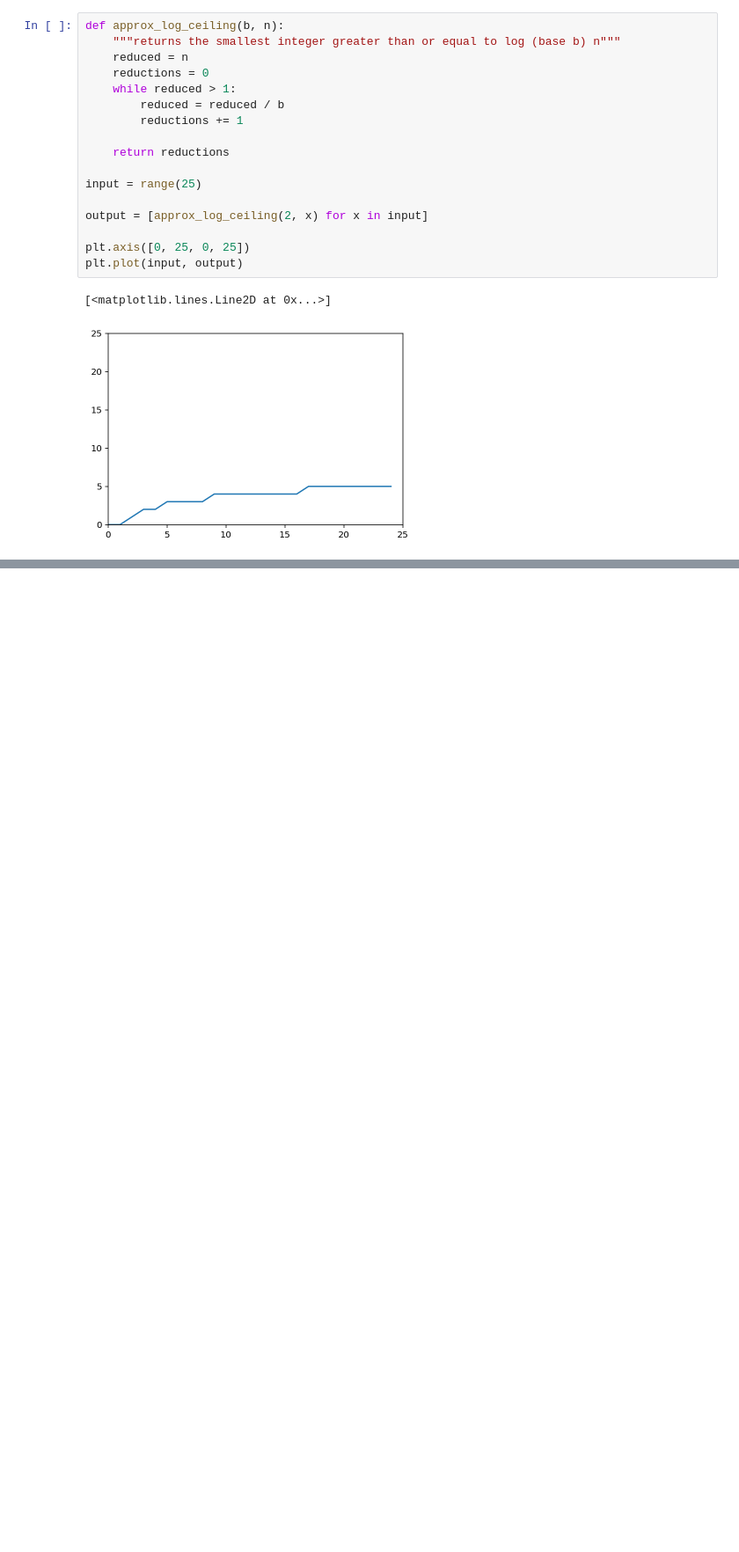
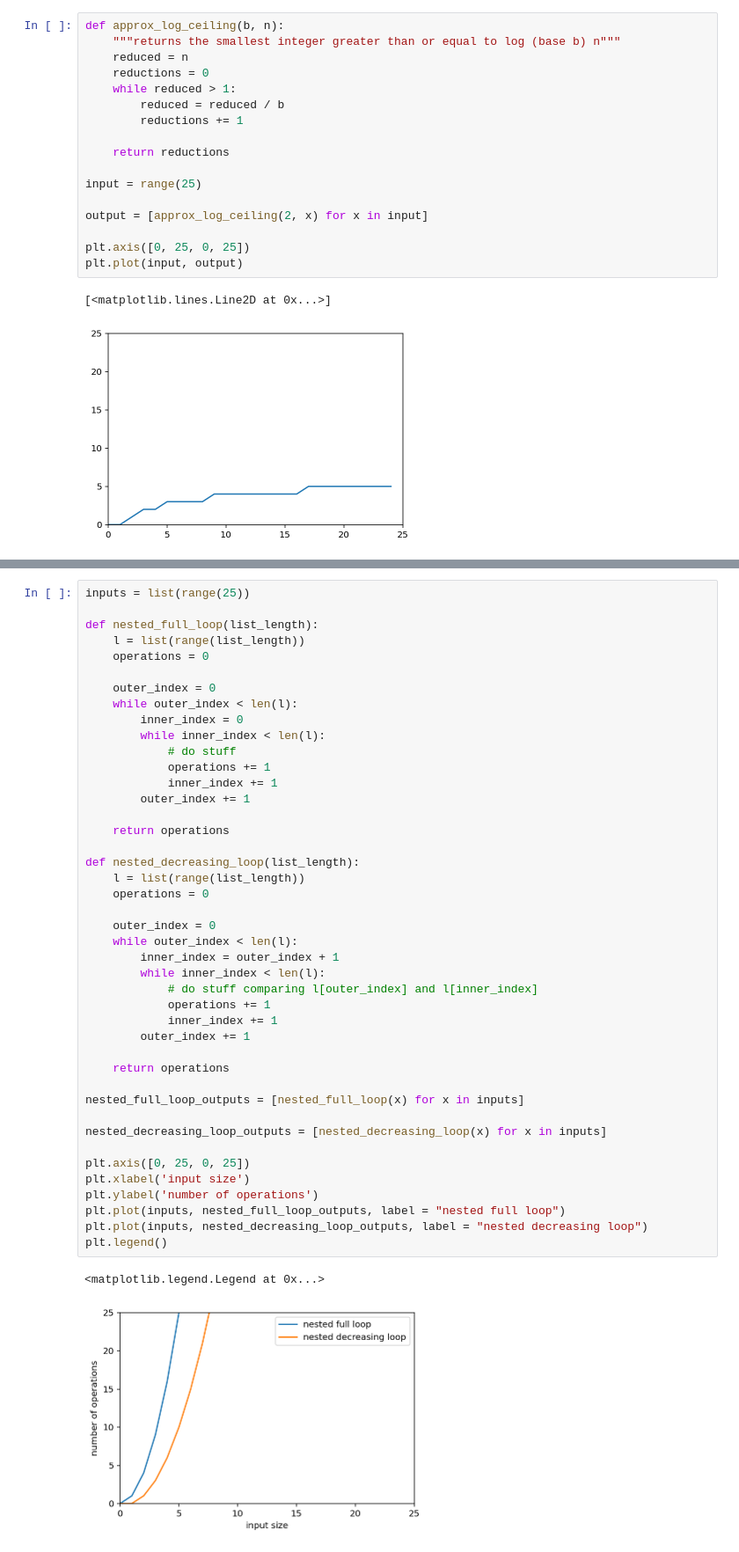
Before and after one commit to idmyn/data-structures-and-algorithms-in-python, a Jupyter notebook: notebooks/ch-03.ipynb, the cells around one changed output, grey strips where cells are left out. Shown at 88% size. Cells and saved outputs as stored; diff of their text form; blank space fills up the shorter version.

```diff
--- a/notebooks/ch-03.ipynb
+++ b/notebooks/ch-03.ipynb
@@ -138,0 +175,46 @@ plt.plot(input, output)
+# %%
+inputs = list(range(25))
+
+def nested_full_loop(list_length):
+    l = list(range(list_length))
+    operations = 0
+
+    outer_index = 0
+    while outer_index < len(l):
+        inner_index = 0
+        while inner_index < len(l):
+            # do stuff
+            operations += 1
+            inner_index += 1
+        outer_index += 1
+
+    return operations
+
+def nested_decreasing_loop(list_length):
+    l = list(range(list_length))
+    operations = 0
+
+    outer_index = 0
+    while outer_index < len(l):
+        inner_index = outer_index + 1
+        while inner_index < len(l):
+            # do stuff comparing l[outer_index] and l[inner_index]
+            operations += 1
+            inner_index += 1
+        outer_index += 1
+
+    return operations
+
+nested_full_loop_outputs = [nested_full_loop(x) for x in inputs]
+
+nested_decreasing_loop_outputs = [nested_decreasing_loop(x) for x in inputs]
+
+plt.axis([0, 25, 0, 25])
+plt.xlabel('input size')
+plt.ylabel('number of operations')
+plt.plot(inputs, nested_full_loop_outputs, label = "nested full loop")
+plt.plot(inputs, nested_decreasing_loop_outputs, label = "nested decreasing loop")
+plt.legend()
+# %% [output]
+<matplotlib.legend.Legend at 0x...>
+[figure, added]
```
Also changed, not shown: parts of 9 cells of this notebook.
